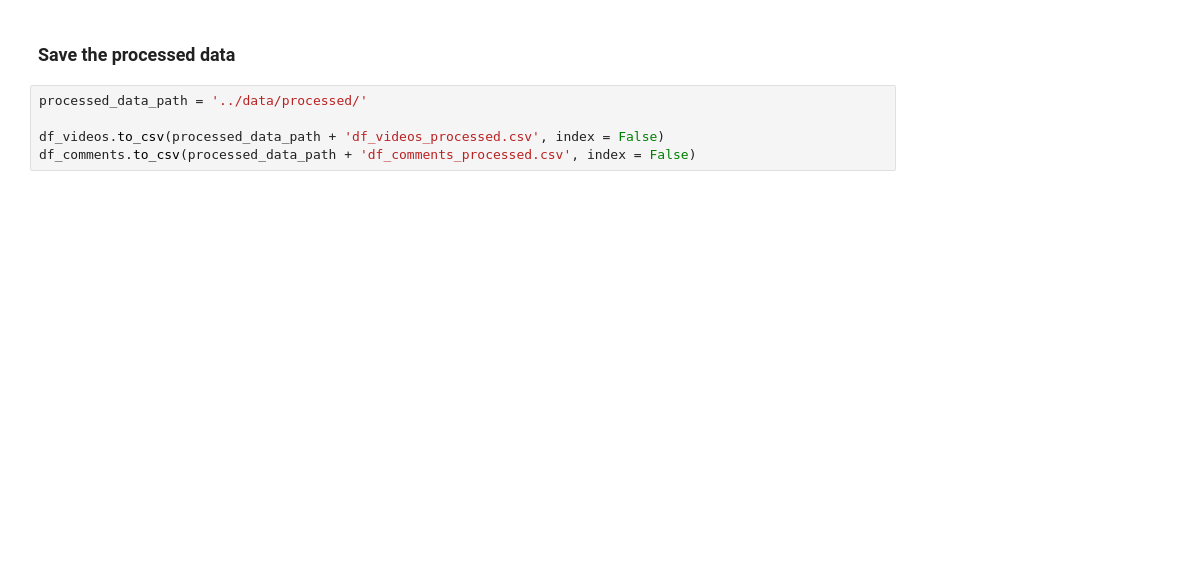
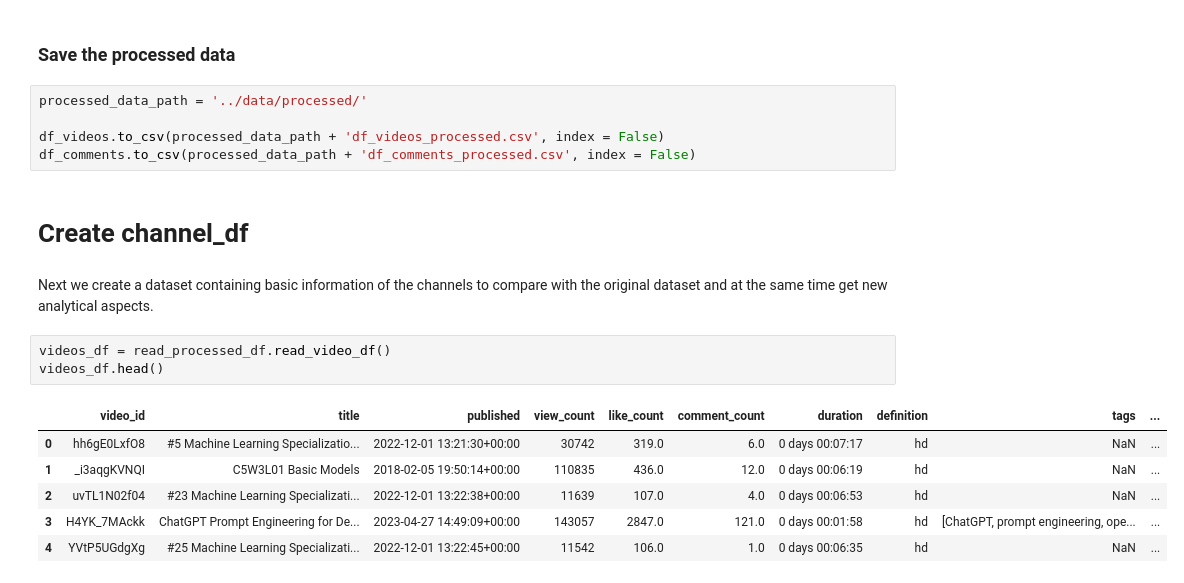
Before and after one commit to Mr-Phuong-Nam/Analyzing-about-top-tech-channels-on-Youtube, a Jupyter notebook: notebooks/2.0-preprocessing.ipynb, the cells around one changed output. Drawn from its saved outputs; the diff is of its cells as text; blank space fills up the shorter version.

```diff
--- a/notebooks/2.0-preprocessing.ipynb
+++ b/notebooks/2.0-preprocessing.ipynb
@@ -467,3 +538,17 @@ processed_data_path = '../data/processed/'
 
 df_videos.to_csv(processed_data_path + 'df_videos_processed.csv', index = False)
 df_comments.to_csv(processed_data_path + 'df_comments_processed.csv', index = False)
+# %% [markdown]
+# Create channel_df
+# %% [markdown]
+Next we create a dataset containing basic information of the channels to compare with the original dataset and at the same time get new analytical aspects.
+# %%
+videos_df = read_processed_df.read_video_df()
+videos_df.head()
+# %% [output]
+|  | video_id | title | published | view_count | like_count | comment_count | duration | definition | tags | ... |
+| 0 | hh6gE0LxfO8 | #5 Machine Learning Specializatio... | 2022-12-01 13:21:30+00:00 | 30742 | 319.0 | 6.0 | 0 days 00:07:17 | hd | NaN | ... |
+| 1 | _i3aqgKVNQI | C5W3L01 Basic Models | 2018-02-05 19:50:14+00:00 | 110835 | 436.0 | 12.0 | 0 days 00:06:19 | hd | NaN | ... |
+| 2 | uvTL1N02f04 | #23 Machine Learning Specializati... | 2022-12-01 13:22:38+00:00 | 11639 | 107.0 | 4.0 | 0 days 00:06:53 | hd | NaN | ... |
+| 3 | H4YK_7MAckk | ChatGPT Prompt Engineering for De... | 2023-04-27 14:49:09+00:00 | 143057 | 2847.0 | 121.0 | 0 days 00:01:58 | hd | [ChatGPT, prompt engineering, ope... | ... |
+| 4 | YVtP5UGdgXg | #25 Machine Learning Specializati... | 2022-12-01 13:22:45+00:00 | 11542 | 106.0 | 1.0 | 0 days 00:06:35 | hd | NaN | ... |
```
Also changed, not shown: parts of 16 cells of this notebook, 16 other files.
